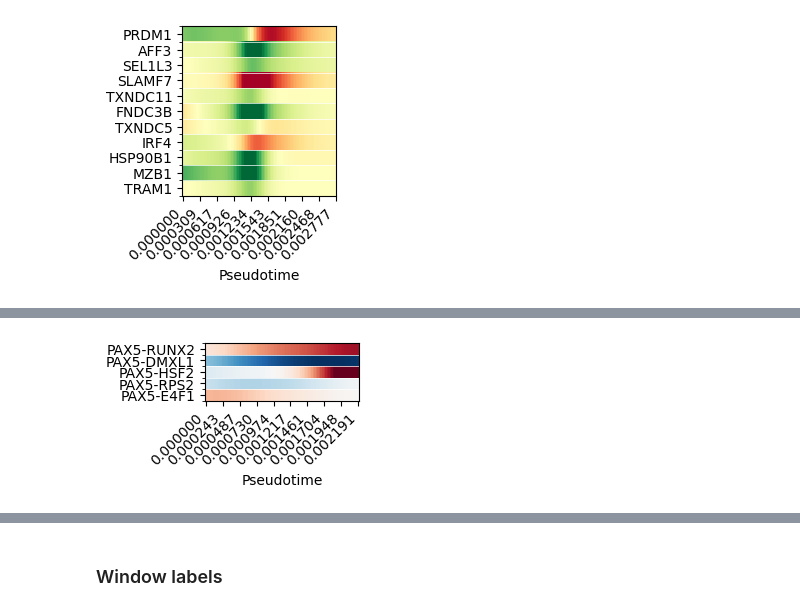
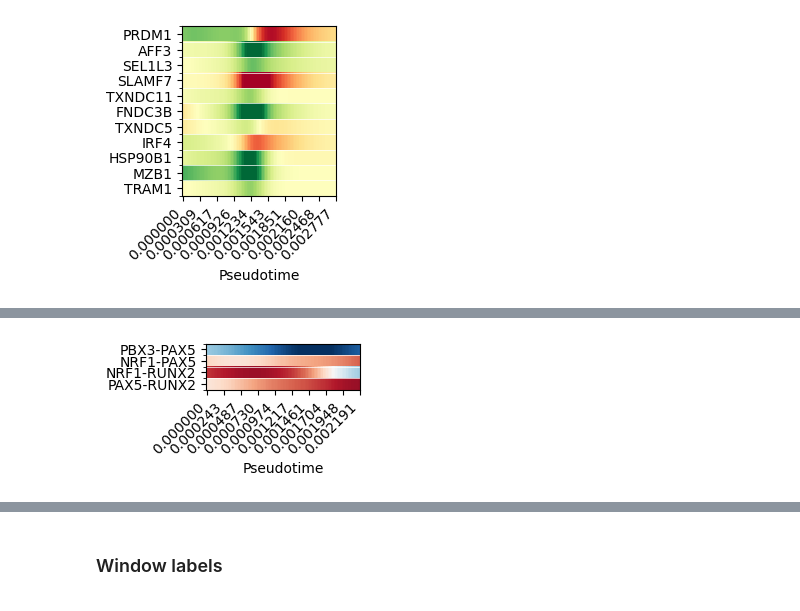
Before and after one commit to sachha-naksha/B_Cell_States, a Jupyter notebook: multiome_dynamic_regulation/py_scripts/analysis/custom_analysis.ipynb, the cells around one changed output, grey strips where cells are left out. Saved outputs shown, nothing was run; the diff lists cells and outputs as text; code cells hidden in the pictures.

```diff
--- a/multiome_dynamic_regulation/py_scripts/analysis/custom_analysis.ipynb
+++ b/multiome_dynamic_regulation/py_scripts/analysis/custom_analysis.ipynb
@@ -1066,13 +1095,15 @@ fig, ax, cmap = fig_expression_gradient_heatmap(
+# %%
+lineage_pairs = [('PBX3','PAX5'),('NRF1','PAX5'),('NRF1','RUNX2'),('PAX5','RUNX2')]
 # %%
-# draw the heatmap of the filtered pairs
-fig, ax, cmap = fig_regulation_heatmap(
+# plot the heatmap of the lineage pairs
+fig, ax_pb, cmap = fig_regulation_heatmap(
     network=dictys_dynamic_object,
     start=0,
     stop=2,
-    regulations=pax5_filtered_pairs_all,
+    regulations=lineage_pairs,
     num=100,
     dist=0.0005,
     cmap='RdBu'
 )
 # %% [output]
-[figure, old version]
+[figure, new version]
```
Also changed, not shown: parts of 25 cells of this notebook, 3 other files.
